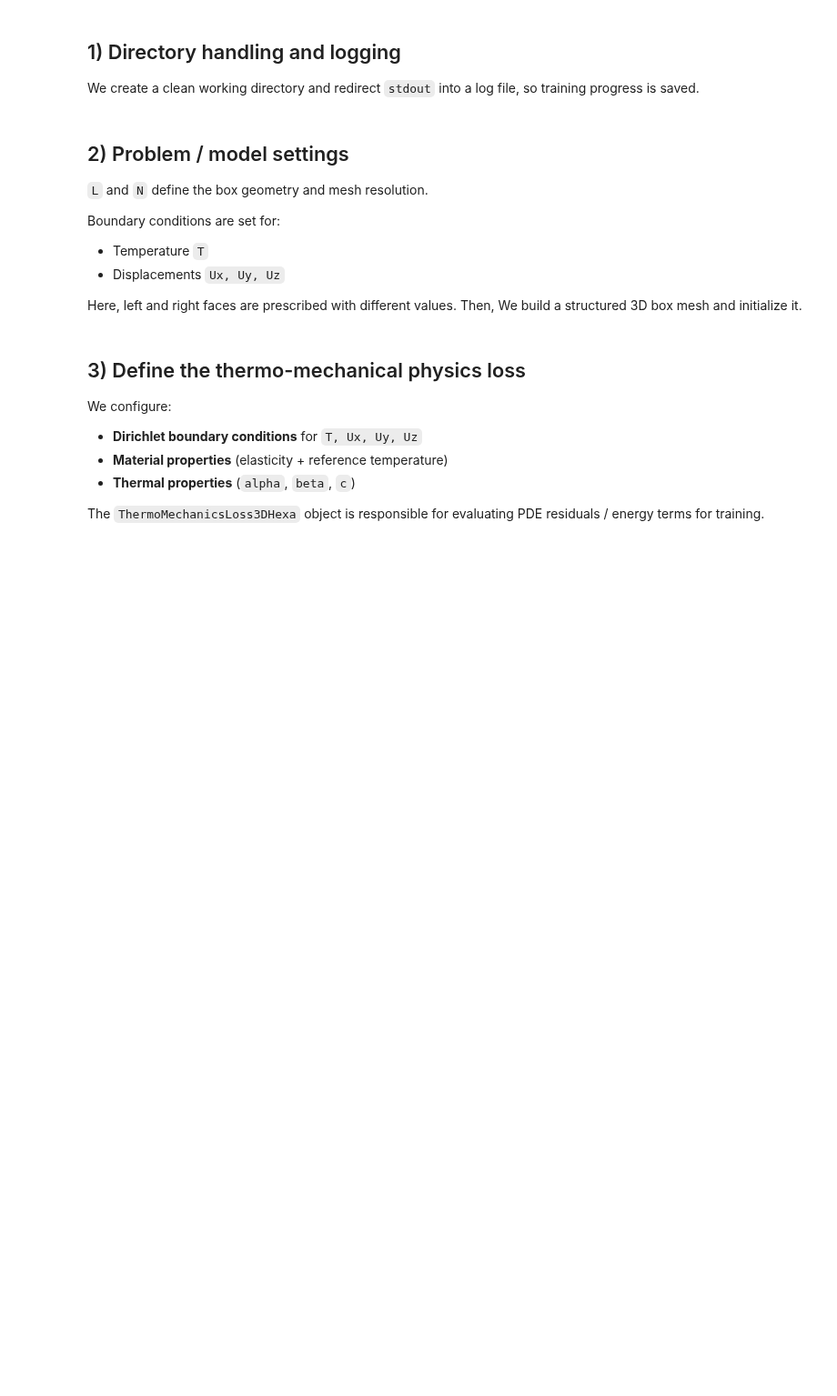
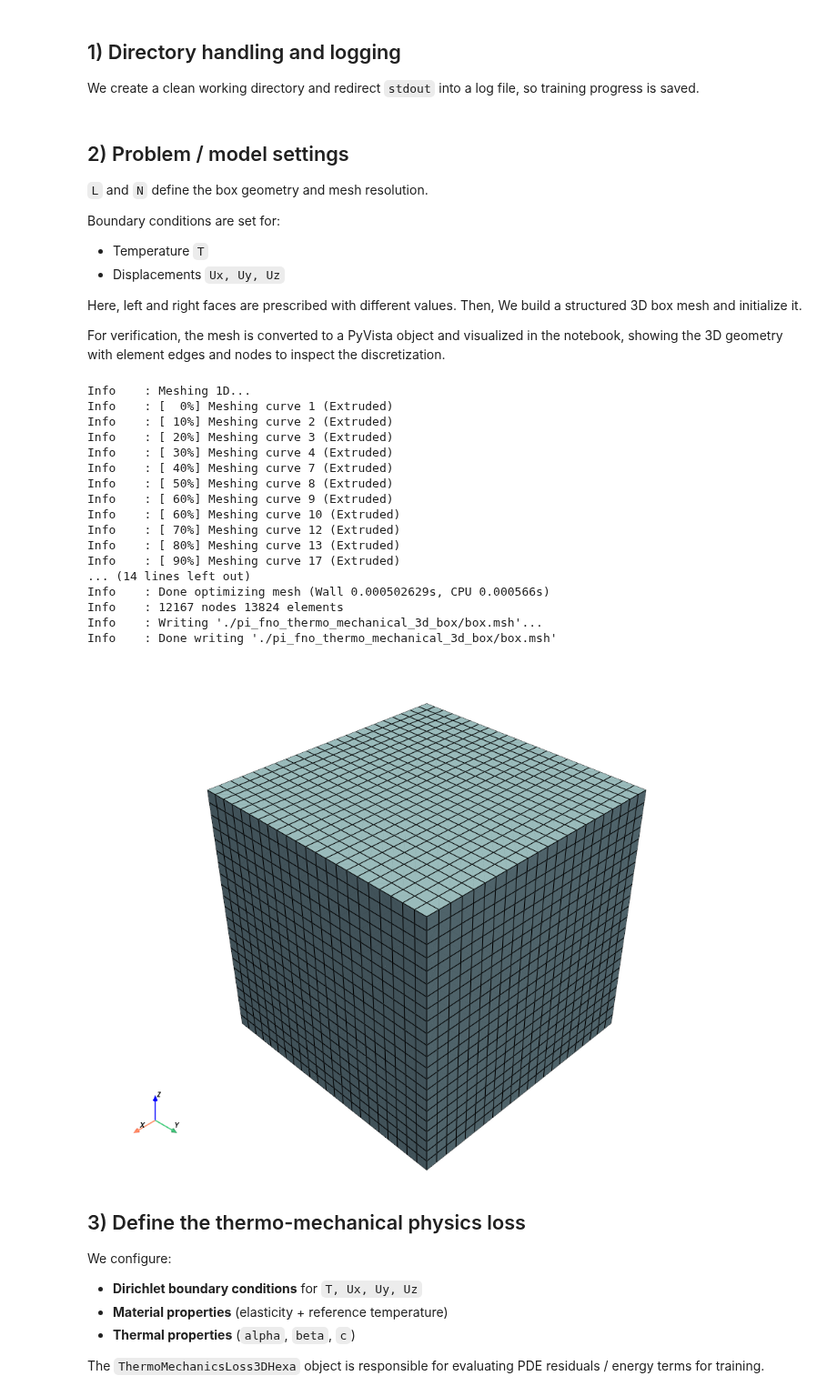
Before and after one commit to RezaNajian/folax, a Jupyter notebook: notebooks/pi_fno_3D_thermomech_demo.ipynb, the cells around one changed output. Shown at 91% size. Cells and saved outputs as stored; diff of their text form; code cells hidden in the pictures; blank space fills up the shorter version.

Commit message:
update notebook for better visulization

```diff
--- a/notebooks/pi_fno_3D_thermomech_demo.ipynb
+++ b/notebooks/pi_fno_3D_thermomech_demo.ipynb
@@ -38,32 +38,84 @@ Boundary conditions are set for:
 
 Here, left and right faces are prescribed with different values.
 Then, We build a structured 3D box mesh and initialize it.
+
+For verification, the mesh is converted to a PyVista object and visualized in the notebook, showing the 3D geometry with element edges and nodes to inspect the discretization.
 # %%
 model_settings = {
     "L": 1,
     "N": 22,  # number of elements per direction (mesh will have N+1 nodes per axis)
 
     # Displacement BCs
     "Ux_left": 0.0, "Ux_right": 0.10,
     "Uy_left": 0.0, "Uy_right": 0.10,
     "Uz_left": 0.0, "Uz_right": 0.10,
 
     # Temperature BCs
     "T_left": 0.5, "T_right": 0.0
 }
 
 from fol.tools.usefull_functions import create_3D_box_mesh
 # creation of the mesh
 fe_mesh = create_3D_box_mesh(
     Nx=model_settings["N"],
     Ny=model_settings["N"],
     Nz=model_settings["N"],
     Lx=model_settings["L"],
     Ly=model_settings["L"],
     Lz=model_settings["L"],
     case_dir=case_dir
 )
+
 fe_mesh.Initialize()
+
+## -----------------------------------------------------------
+## Convert FE mesh to PyVista for visualization
+## -----------------------------------------------------------
+
+import pyvista as pv
+import vtk
+
+# Turn off VTK global warning display (suppresses WARN| ... lines)
+vtk.vtkObject.GlobalWarningDisplayOff()
+
+# Force safe rendering (important for headless / SSH / server environments)
+pv.OFF_SCREEN = True
+pv.set_jupyter_backend("static")
+
+# fe_mesh.mesh_io is assumed to be a meshio.Mesh object
+# pv.wrap converts it to a PyVista mesh (UnstructuredGrid)
+pv_mesh = pv.wrap(fe_mesh.mesh_io)
+
+
+## -----------------------------------------------------------
+## Visualization: nodes + element edges
+## -----------------------------------------------------------
+
+pv_mesh.plot(
+    show_edges=True,              # Draw element edges (wireframe overlay)
+    edge_color="black",           # Edge color for clear mesh visibility
+    render_points_as_spheres=True,# Render nodes as spheres (not pixels)
+    point_size=8                  # Size of mesh nodes
+)
+# %% [output]
+Info    : Meshing 1D...
+Info    : [  0%] Meshing curve 1 (Extruded)
+Info    : [ 10%] Meshing curve 2 (Extruded)
+Info    : [ 20%] Meshing curve 3 (Extruded)
+Info    : [ 30%] Meshing curve 4 (Extruded)
+Info    : [ 40%] Meshing curve 7 (Extruded)
+Info    : [ 50%] Meshing curve 8 (Extruded)
+Info    : [ 60%] Meshing curve 9 (Extruded)
+Info    : [ 60%] Meshing curve 10 (Extruded)
+Info    : [ 70%] Meshing curve 12 (Extruded)
+Info    : [ 80%] Meshing curve 13 (Extruded)
+Info    : [ 90%] Meshing curve 17 (Extruded)
+... (14 lines left out)
+Info    : Done optimizing mesh (Wall 0.000502629s, CPU 0.000566s)
+Info    : 12167 nodes 13824 elements
+Info    : Writing './pi_fno_thermo_mechanical_3d_box/box.msh'...
+Info    : Done writing './pi_fno_thermo_mechanical_3d_box/box.msh'
+[figure, added]
 # %% [markdown]
 ## 3) Define the thermo-mechanical physics loss
 
```
Also changed, not shown: parts of 13 cells of this notebook.
